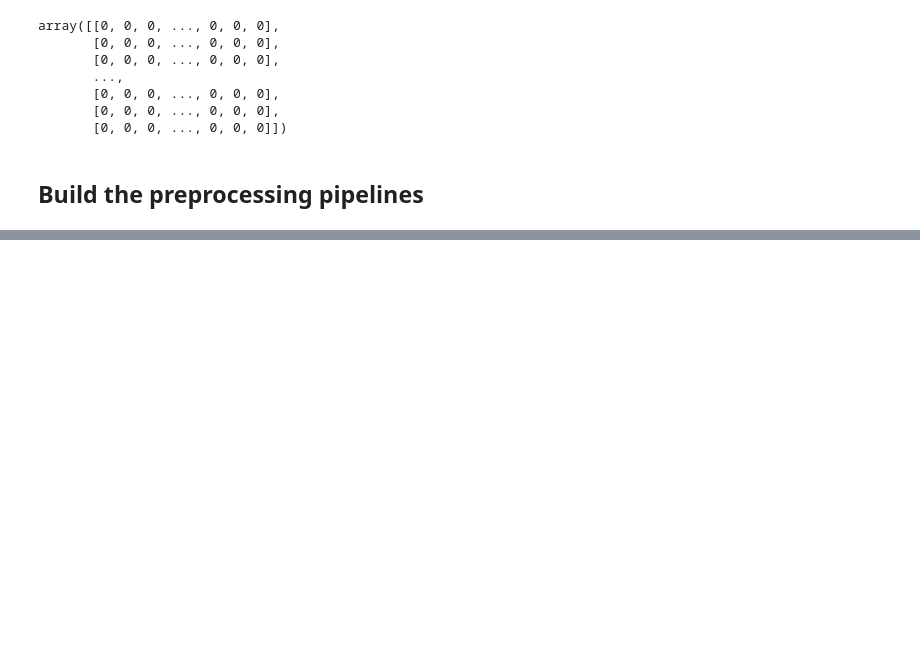
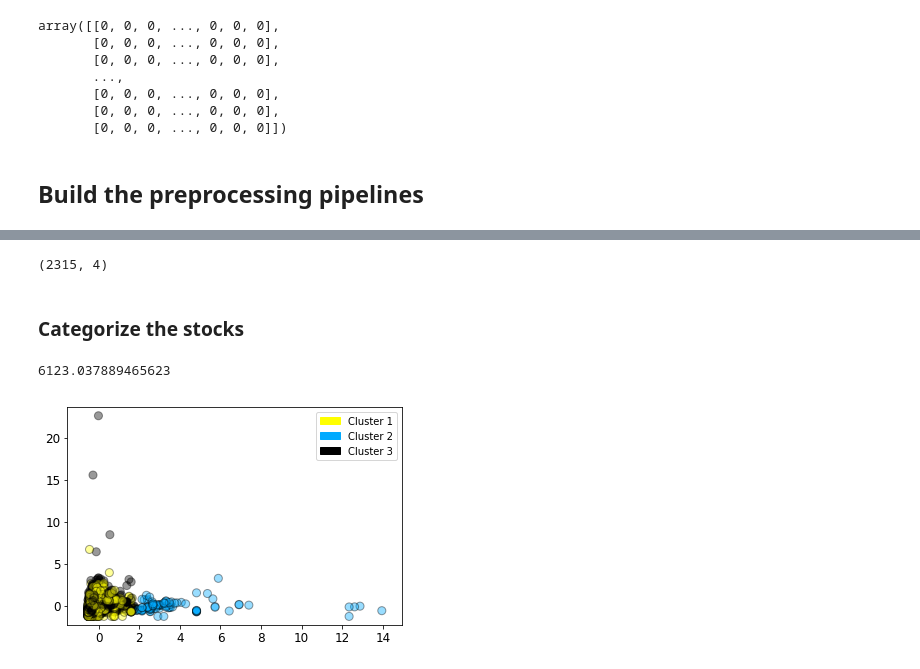
Before and after one commit to mengwangk/ai-playground, a Jupyter notebook: notebook/KLSE_preprocess.ipynb, the cells around one changed output, grey strips where cells are left out. Cells and saved outputs as stored; diff of their text form; code cells hidden in the pictures; blank space fills up the shorter version.

```diff
--- a/notebook/KLSE_preprocess.ipynb
+++ b/notebook/KLSE_preprocess.ipynb
@@ -186,0 +234,35 @@ array([[0, 0, 0, ..., 0, 0, 0],
+# %%
+
+code_index, name_index, ex_dividend_date_index, dividend_index, payment_date_index, yield_index = 0, 1, 2, 3, 4, 5
+
+class KlseDataPreprocessor(BaseEstimator, TransformerMixin):
+    def fit(self, X, y=None):
+        return self  # nothing else to do
+    def transform(self, X, y=None):
+
+        ## Create dividend_year attribute
+        # print(X[:, ex_dividend_date_index])
+        dividend_year = pd.to_datetime(X[:, ex_dividend_date_index], format='%b %d, %Y').year
+        # dividend_year = np.array(dividend_year, dtype=np.integer)
+        # print(dividend_year)
+
+        ## Convert yield to float
+        # yields = X[:, yield_index]
+        # print(yields)
+        # print(yields[yields == '-'])
+        X[:, yield_index][X[:, yield_index] == '-'] = '0'
+        # print(yields[yields == '0'])
+        X[:, yield_index] = npf.rstrip(np.array(X[:, yield_index], dtype='str'), '%').astype(np.float)
+        # print(yields)
+
+        ## Drop string fields
+        X = np.delete(X, [code_index, name_index, ex_dividend_date_index, payment_date_index], axis=1)
+
+        result = np.c_[X, dividend_year]
+        print(result)
+        return result
+
+        # X['dividend_year'] = pd.to_datetime(X['ex_dividend_date'], format='%b %d, %Y').dt.year
+        # X['yield'] = X['yield'].replace('-','0')
+        # X['yield'] = X['yield'].str.rstrip('%').astype('float')
+        # return X.drop(['ex_dividend_date','payment_date', 'code', 'name'], axis=1)   # Drop non numerical columns
@@ -186,0 +358,19 @@ array([[0, 0, 0, ..., 0, 0, 0],
+# %%
+df_prepared.shape
+# %% [output]
+(2315, 4)
+# %% [markdown]
+### Categorize the stocks
+# %%
+from sklearn.cluster import KMeans
+from adspy_shared_utilities import plot_labelled_scatter
+
+kmeans = KMeans(n_clusters = 3)
+kmeans.fit(df_prepared)
+print(kmeans.inertia_)
+
+plot_labelled_scatter(df_prepared, kmeans.labels_,
+                      ['Cluster 1', 'Cluster 2', 'Cluster 3'])
+# %% [output]
+6123.037889465623
+[figure, added]
```
Also changed, not shown: parts of 14 cells of this notebook, 4 other files.
